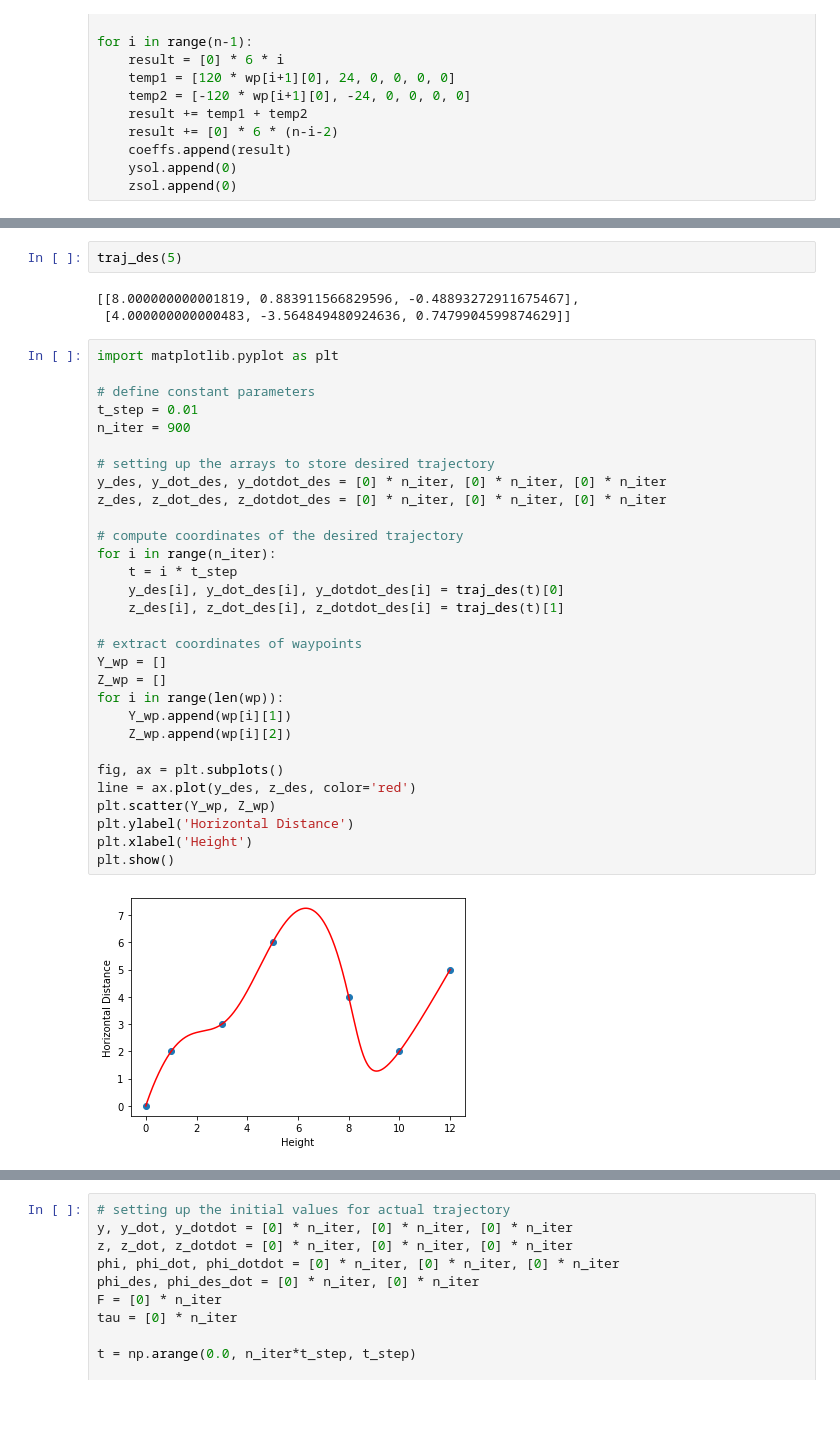
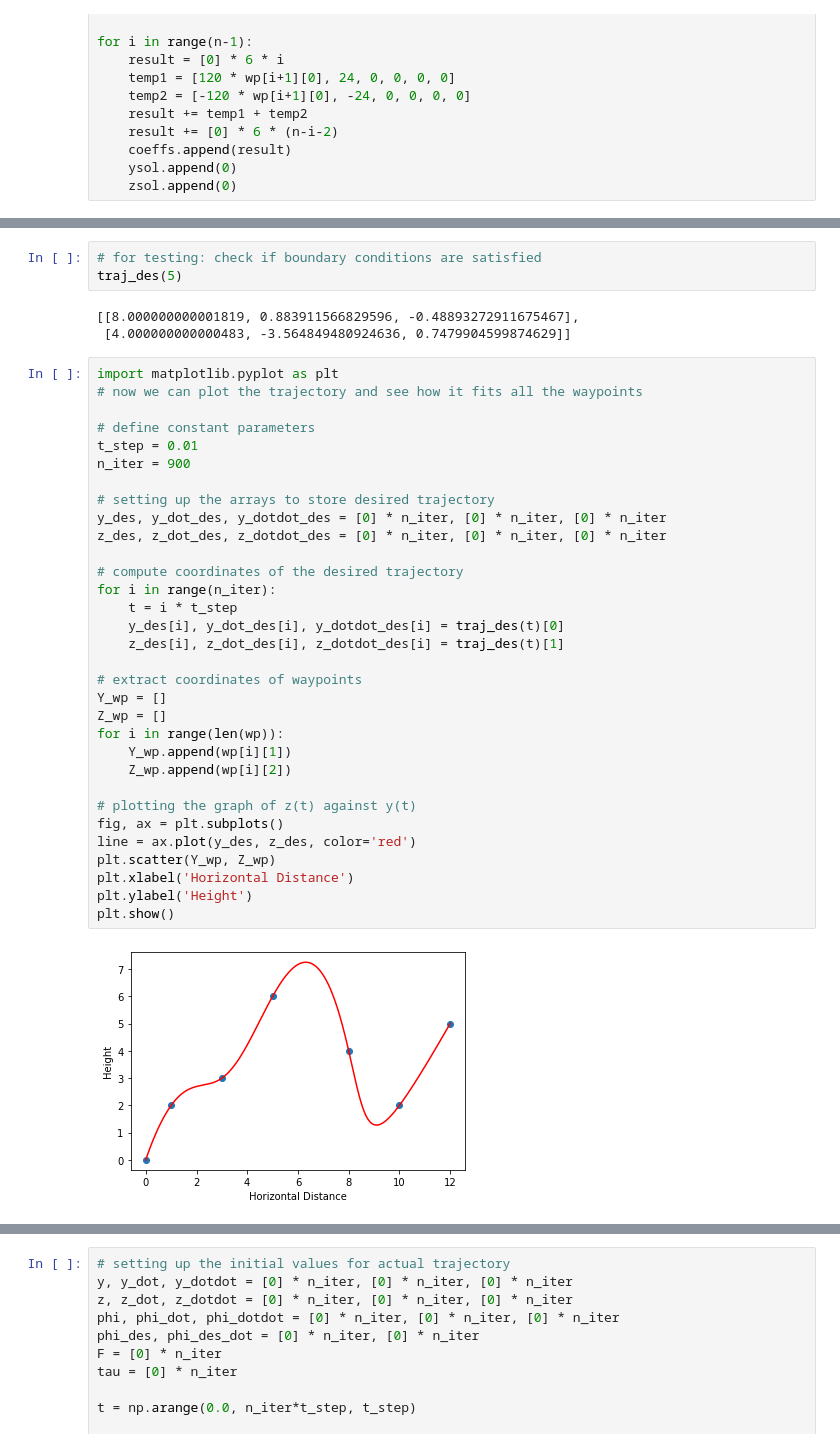
Before and after one commit to yuhao-yang-cy/sci-simulations, a Jupyter notebook: 2D-Traj-Planning.ipynb, the cells around one changed output, grey strips where cells are left out. Saved outputs shown, nothing was run; the diff lists cells and outputs as text; blank space fills up the shorter version.

```diff
--- a/2D-Traj-Planning.ipynb
+++ b/2D-Traj-Planning.ipynb
@@ -130,41 +140,44 @@ def traj_des(t):
             z_dot = 5 * c_z[6*i] * t**4 + 4 * c_z[6*i + 1] * t**3 + 3 * c_z[6*i + 2] * t**2 + 2 * c_z[6*i + 3] * t + c_z[6*i + 4]
             z_dot_dot = 20 * c_z[6*i] * t**3 + 12 * c_z[6*i + 1] * t**2 + 6 * c_z[6*i + 2] * t + 2 * c_z[6*i + 3]
     return [[y, y_dot, y_dot_dot], [z, z_dot, z_dot_dot]]
-# %%
-traj_des(5)
-# %% [output]
-[[8.000000000001819, 0.883911566829596, -0.48893272911675467],
- [4.000000000000483, -3.564849480924636, 0.7479904599874629]]
+# %%
+# for testing: check if boundary conditions are satisfied
+traj_des(5)
+# %% [output]
+[[8.000000000001819, 0.883911566829596, -0.48893272911675467],
+ [4.000000000000483, -3.564849480924636, 0.7479904599874629]]
 # %%
 import matplotlib.pyplot as plt
+# now we can plot the trajectory and see how it fits all the waypoints
 
 # define constant parameters
 t_step = 0.01
 n_iter = 900
 
 # setting up the arrays to store desired trajectory
 y_des, y_dot_des, y_dotdot_des = [0] * n_iter, [0] * n_iter, [0] * n_iter
 z_des, z_dot_des, z_dotdot_des = [0] * n_iter, [0] * n_iter, [0] * n_iter
 
 # compute coordinates of the desired trajectory
 for i in range(n_iter):
     t = i * t_step
     y_des[i], y_dot_des[i], y_dotdot_des[i] = traj_des(t)[0]
     z_des[i], z_dot_des[i], z_dotdot_des[i] = traj_des(t)[1]
 
 # extract coordinates of waypoints
 Y_wp = []
 Z_wp = []
 for i in range(len(wp)):
     Y_wp.append(wp[i][1])
     Z_wp.append(wp[i][2])
 
+# plotting the graph of z(t) against y(t)
 fig, ax = plt.subplots()
 line = ax.plot(y_des, z_des, color='red')
 plt.scatter(Y_wp, Z_wp)
-plt.ylabel('Horizontal Distance')
-plt.xlabel('Height')
+plt.xlabel('Horizontal Distance')
+plt.ylabel('Height')
 plt.show()
 # %% [output]
-[figure, old version]
+[figure, new version]
 # %%
```
Also changed, not shown: parts of 10 cells of this notebook.
